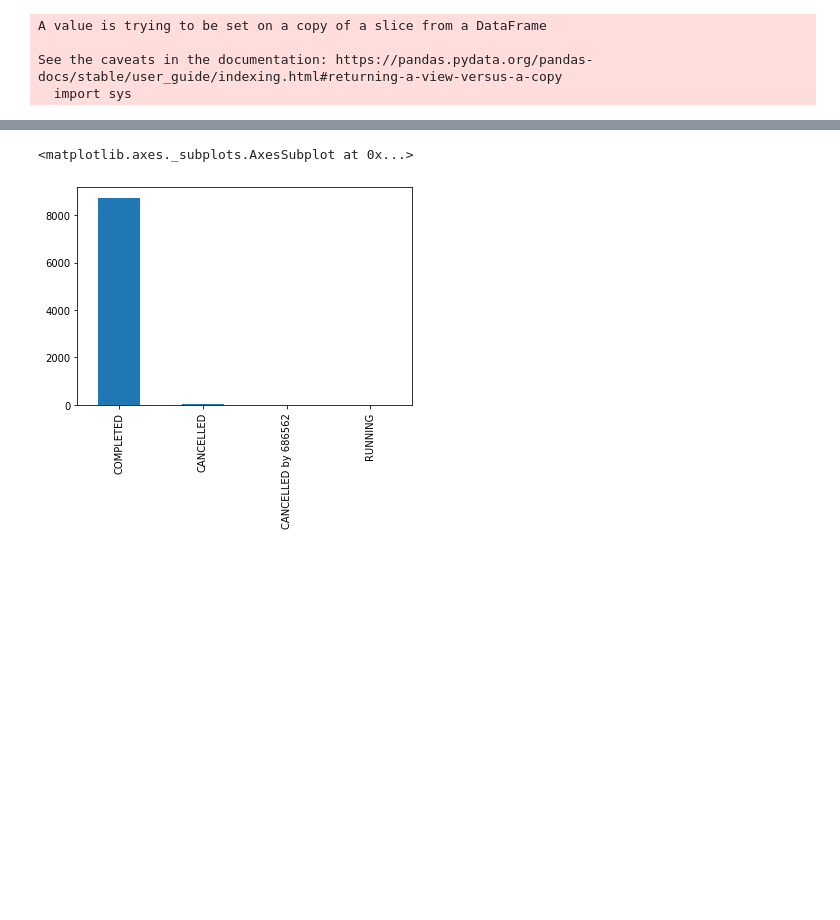
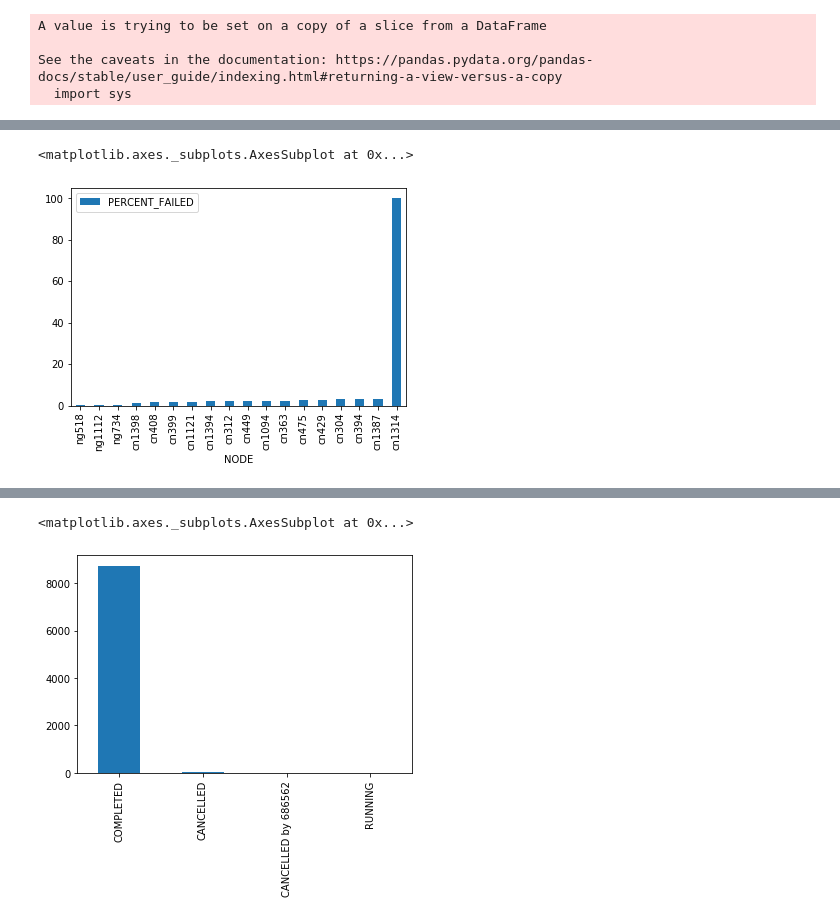
Before and after one commit to nss-data-science-cohort-4/dq2-accre-mst, a Jupyter notebook: notebooks/CMS Question.ipynb, the cells around one changed output, grey strips where cells are left out. Cells and saved outputs as stored; diff of their text form; code cells hidden in the pictures; blank space fills up the shorter version.

Commit message:
EDA on CMS and bar charts

```diff
--- a/notebooks/CMS Question.ipynb
+++ b/notebooks/CMS Question.ipynb
@@ -95,0 +228,8 @@ Name: STATE, dtype: int64
+# %%
+CMS_nodes = {'NODE':['ng518','cn1314','cn394','ng734','cn475','cn1094','ng1112','cn449','cn1121','cn304','cn1394','cn408','cn1387','cn399','cn363','cn429','cn1398','cn312'],
+            'TIMES_FAILED':[16,12,11,10,9,9,9,9,9,9,8,8,8,8,8,8,8,8],
+            'TOTAL_TIMES_USED':[19352,12,347,4138,364,397,6171,400,465,298,408,446,249,415,339,306,550,407]}
+CMS_nodes_df = pd.DataFrame(CMS_nodes, columns = ['NODE','TIMES_FAILED','TOTAL_TIMES_USED'])
+# %%
+CMS_nodes_df['PERCENT_FAILED'] = (CMS_nodes_df['TIMES_FAILED']/CMS_nodes_df['TOTAL_TIMES_USED'])*100
+CMS_nodes_df.tail(10)
@@ -95,0 +248,6 @@ Name: STATE, dtype: int64
+# %%
+#plotted with one outlier, maybe remove it to make it easier to see
+CMS_nodes_df.sort_values('PERCENT_FAILED').plot.bar(x = 'NODE', y = 'PERCENT_FAILED')
+# %% [output]
+<matplotlib.axes._subplots.AxesSubplot at 0x...>
+[figure, added]
```
Also changed, not shown: parts of 31 cells of this notebook.
